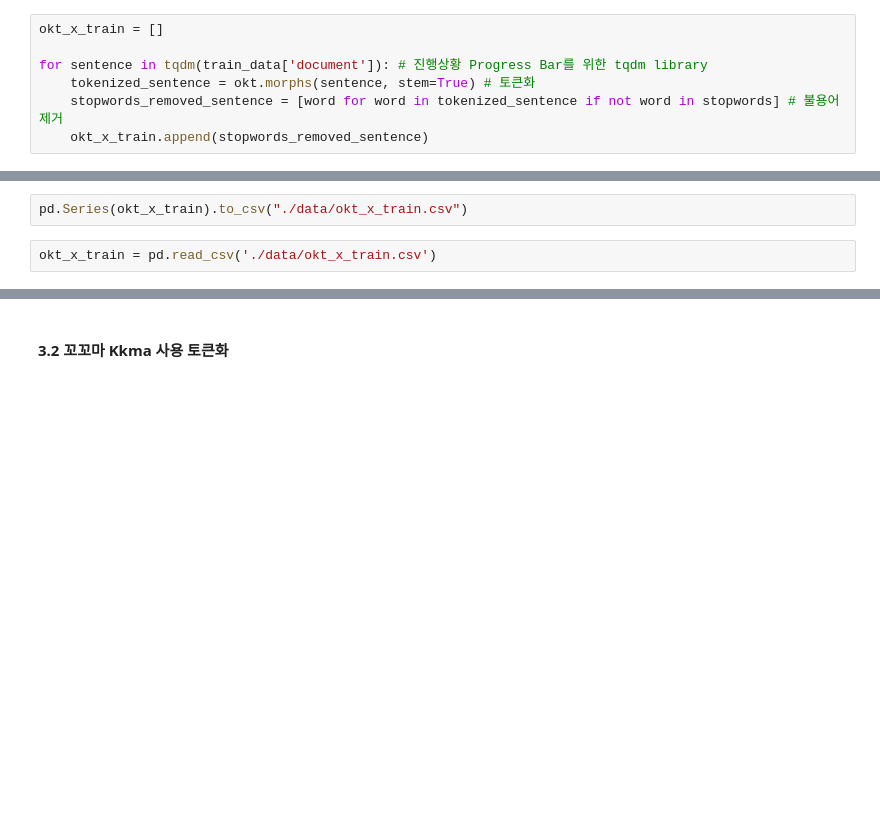
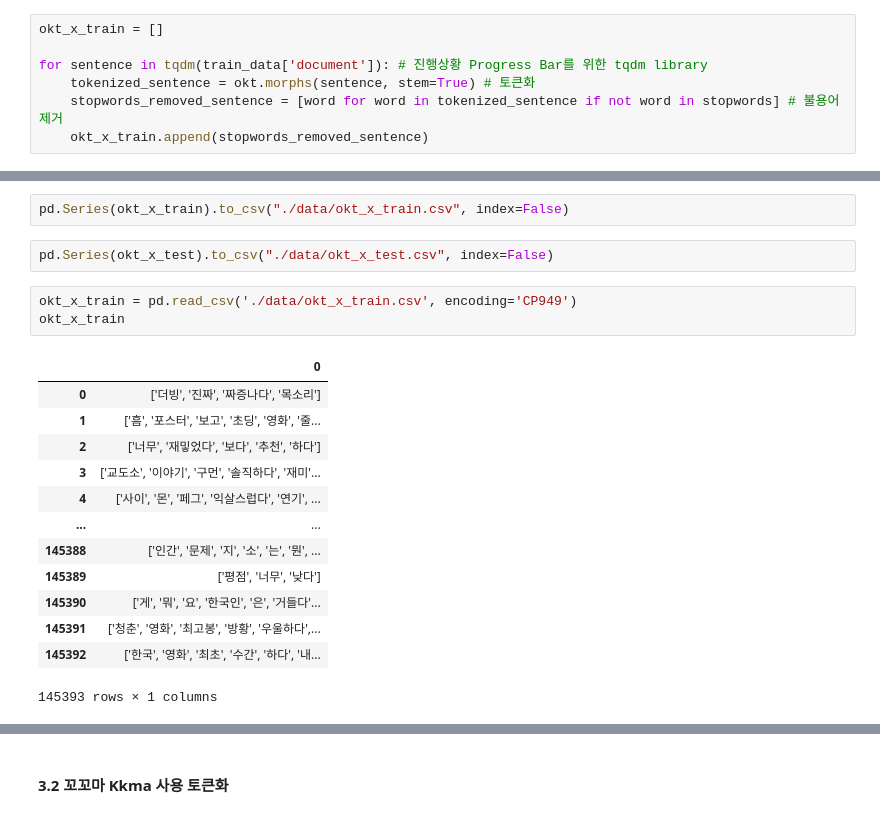
Before and after one commit to huitaek/project-nlp, a Jupyter notebook: preprocessing.ipynb, the cells around one changed output, grey strips where cells are left out. Drawn from its saved outputs; the diff is of its cells as text; blank space fills up the shorter version.

```diff
--- a/preprocessing.ipynb
+++ b/preprocessing.ipynb
@@ -245,4 +255,21 @@ for sentence in tqdm(train_data['document']): # 진행상황 Progress Bar를 위
 # %%
-pd.Series(okt_x_train).to_csv("./data/okt_x_train.csv")
+pd.Series(okt_x_train).to_csv("./data/okt_x_train.csv", index=False)
+# %%
+pd.Series(okt_x_test).to_csv("./data/okt_x_test.csv", index=False)
 # %%
-okt_x_train = pd.read_csv('./data/okt_x_train.csv')
+okt_x_train = pd.read_csv('./data/okt_x_train.csv', encoding='CP949')
+okt_x_train
+# %% [output]
+|  | 0 |
+| 0 | ['더빙', '진짜', '짜증나다', '목소리'] |
+| 1 | ['흠', '포스터', '보고', '초딩', '영화', '줄... |
+| 2 | ['너무', '재밓었다', '보다', '추천', '하다'] |
+| 3 | ['교도소', '이야기', '구먼', '솔직하다', '재미'... |
+| 4 | ['사이', '몬', '페그', '익살스럽다', '연기', ... |
+| ... | ... |
+| 145388 | ['인간', '문제', '지', '소', '는', '뭔', ... |
+| 145389 | ['평점', '너무', '낮다'] |
+| 145390 | ['게', '뭐', '요', '한국인', '은', '거들다'... |
+| 145391 | ['청춘', '영화', '최고봉', '방황', '우울하다',... |
+| 145392 | ['한국', '영화', '최초', '수간', '하다', '내... |
+145393 rows × 1 columns
```
Also changed, not shown: parts of 20 cells of this notebook, 4 other files.
